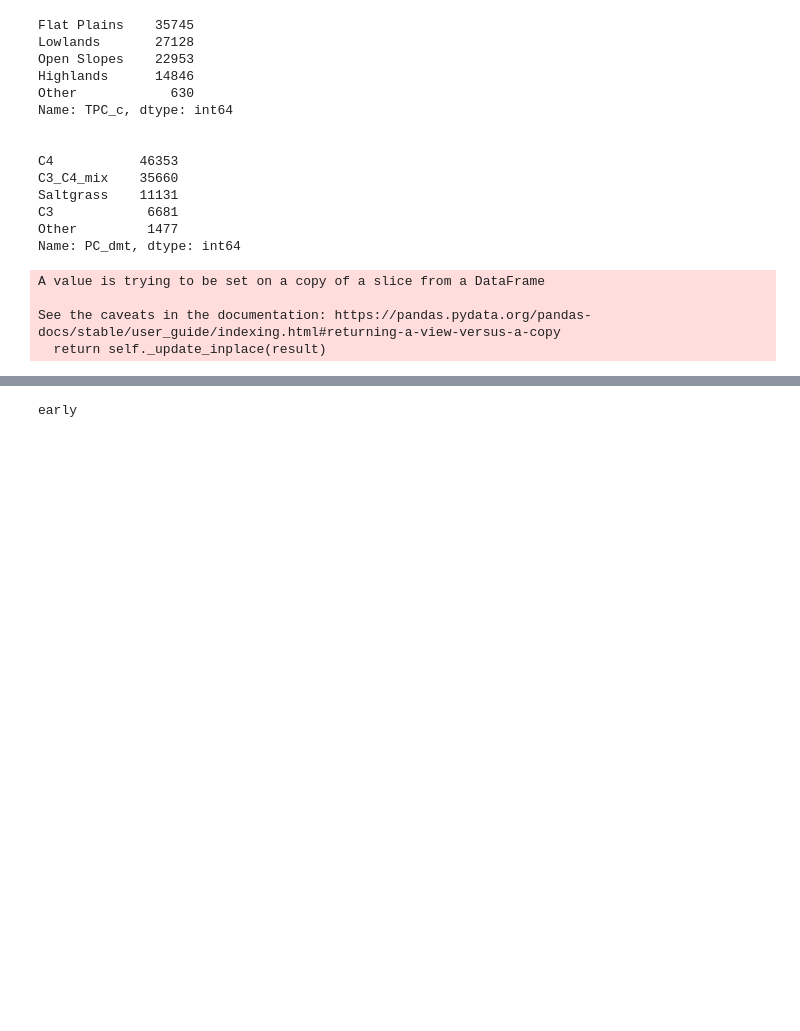
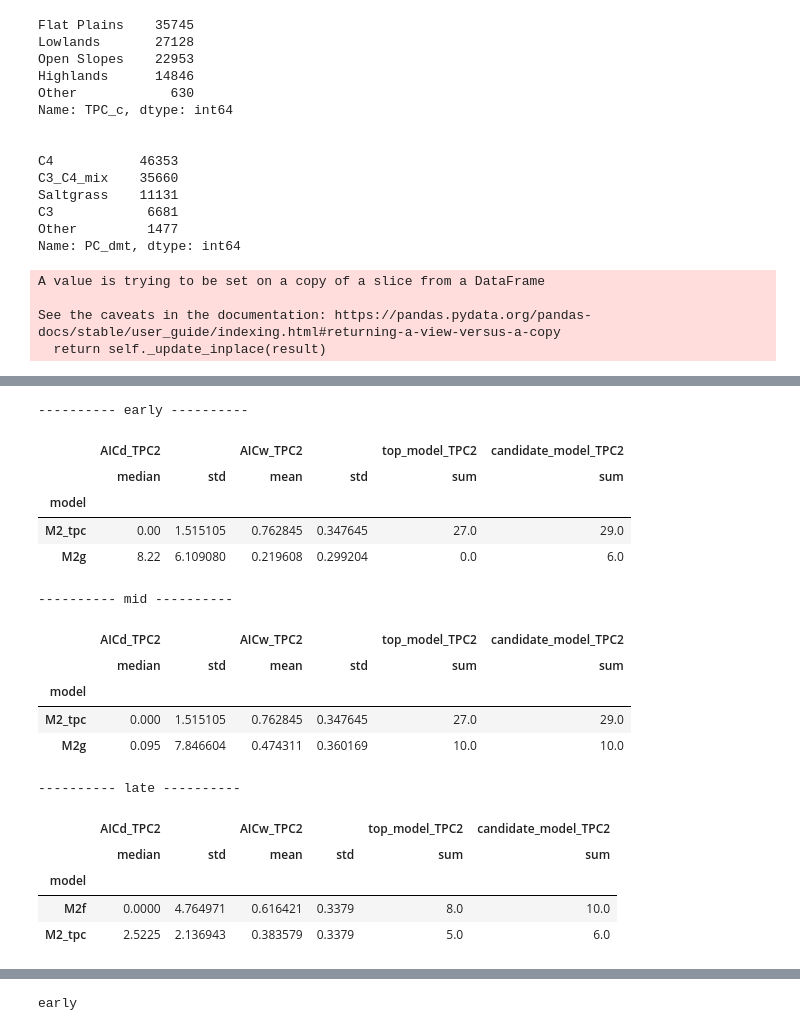
Before and after one commit to kearney-sp/lotek_processing, a Jupyter notebook: build_grazing_intensity_models.ipynb, the cells around one changed output, grey strips where cells are left out. Cells and saved outputs as stored; diff of their text form; code cells hidden in the pictures; blank space fills up the shorter version.

```diff
--- a/build_grazing_intensity_models.ipynb
+++ b/build_grazing_intensity_models.ipynb
@@ -717,22 +681,24 @@ display(df_results.loc[df_results['model'].str.contains(
 """
 Define full models with TPC
 """
-m4_top = m4a
+model_dict_top['early']['M4_top'] = model_dict_veg['early']['M4a']
+model_dict_top['mid']['M4_top'] = model_dict_veg['mid']['M4a']
+model_dict_top['late']['M4_top'] = model_dict_veg['late']['M4a']
 
-m2_tpc = m2_top + re.sub(re.escape(m0), '', m1)
-m3_tpc = m3_top + re.sub(re.escape(m0), '', m1)
-m5 = m4_top + re.sub(re.escape(m0), '', m1)
-
-tpc_mod_dict = {
-    'M2_tpc': m2_tpc,
-    'M3_tpc': m3_tpc,
-    'M5': m5
-}
+model_dict_tpc = {}
+for seas in model_dict_top:
+    model_dict_tpc[seas] = {
+            'M2_tpc': model_dict_top[seas]['M2_top'] + re.sub(re.escape(m0), '', m1),
+            'M3_tpc': model_dict_top[seas]['M3_top'] + re.sub(re.escape(m0), '', m1),
+            'M5': model_dict_top[seas]['M4_top'] + re.sub(re.escape(m0), '', m1)
+        }
 # %%
 """
 Run TPC models
 """
 for group in tqdm(df_wkly_grid.groupby(['week', 'Pasture', 'Steer_ID'])):
+    seas = season_func(group[0][0])
+
     # drop NANs
     data = group[1].dropna(axis=0, how='any')
 
@@ -745,8 +711,8 @@ for group in tqdm(df_wkly_grid.groupby(['week', 'Pasture', 'Steer_ID'])):
     df_results_tmp = pd.DataFrame(columns=['week', 'Pasture', 'Steer_ID', 'model', 'formula', 'AIC'])
 
     # run TPC models for negative binomial
-    for i in tpc_mod_dict:
-        form = tpc_mod_dict[i]
+    for i in model_dict_tpc[seas]:
+        form = model_dict_tpc[seas][i]
         #print('NB: ' + form)
         try:
             md_tmp3 = NegativeBinomial.from_formula(form, data,
@@ -760,7 +726,7 @@ for group in tqdm(df_wkly_grid.groupby(['week', 'Pasture', 'Steer_ID'])):
             aic_tmp = np.nan
         df_tmp = pd.DataFrame({
             'week': group[0][0],
-            'season': season_func(group[0][0]),
+            'season': seas,
             'Pasture': group[0][1],
             'Steer_ID': group[0][2],
             'model': i,
@@ -833,0 +892,33 @@ display(df_results.loc[(df_results['formula'] == m0) |
+# %%
+# print the results of adding TPC to forage quality
+for seas in model_dict_top:
+    print('---------- ' + seas + ' ----------')
+    display(df_results.loc[(df_results['season'] == seas) &
+                   (df_results['formula'] == model_dict_top[seas]['M2_top']) |
+                   (df_results['formula'] == model_dict_tpc[seas]['M2_tpc'])].groupby(
+    ['season', 'week', 'model', 'Pasture']).aggregate(
+    func={'AICd_TPC2': np.mean, 'AICw_TPC2': np.mean,
+          'top_model_TPC2': np.max, 'candidate_model_TPC2': np.max}).groupby(
+        ['model'])[['top_model_TPC2', 'candidate_model_TPC2',
+                    'AICw_TPC2', 'AICd_TPC2']].aggregate(
+        func={'AICd_TPC2': [np.median, np.std], 'AICw_TPC2': [np.mean, np.std],
+              'top_model_TPC2': np.sum, 'candidate_model_TPC2': np.sum}, axis=1).sort_values([('AICd_TPC2', 'median')]))
+# %% [output]
+---------- early ----------
+|  | AICd_TPC2 |  | AICw_TPC2 |  | top_model_TPC2 | candidate_model_TPC2 |
+|  | median | std | mean | std | sum | sum |
+| model |  |  |  |  |  |  |
+| M2_tpc | 0.00 | 1.515105 | 0.762845 | 0.347645 | 27.0 | 29.0 |
+| M2g | 8.22 | 6.109080 | 0.219608 | 0.299204 | 0.0 | 6.0 |
+---------- mid ----------
+|  | AICd_TPC2 |  | AICw_TPC2 |  | top_model_TPC2 | candidate_model_TPC2 |
+|  | median | std | mean | std | sum | sum |
+| model |  |  |  |  |  |  |
+| M2_tpc | 0.000 | 1.515105 | 0.762845 | 0.347645 | 27.0 | 29.0 |
+| M2g | 0.095 | 7.846604 | 0.474311 | 0.360169 | 10.0 | 10.0 |
+---------- late ----------
+|  | AICd_TPC2 |  | AICw_TPC2 |  | top_model_TPC2 | candidate_model_TPC2 |
+|  | median | std | mean | std | sum | sum |
+| model |  |  |  |  |  |  |
+| M2f | 0.0000 | 4.764971 | 0.616421 | 0.3379 | 8.0 | 10.0 |
+| M2_tpc | 2.5225 | 2.136943 | 0.383579 | 0.3379 | 5.0 | 6.0 |
```
Also changed, not shown: parts of 18 cells of this notebook, 4 other files.
